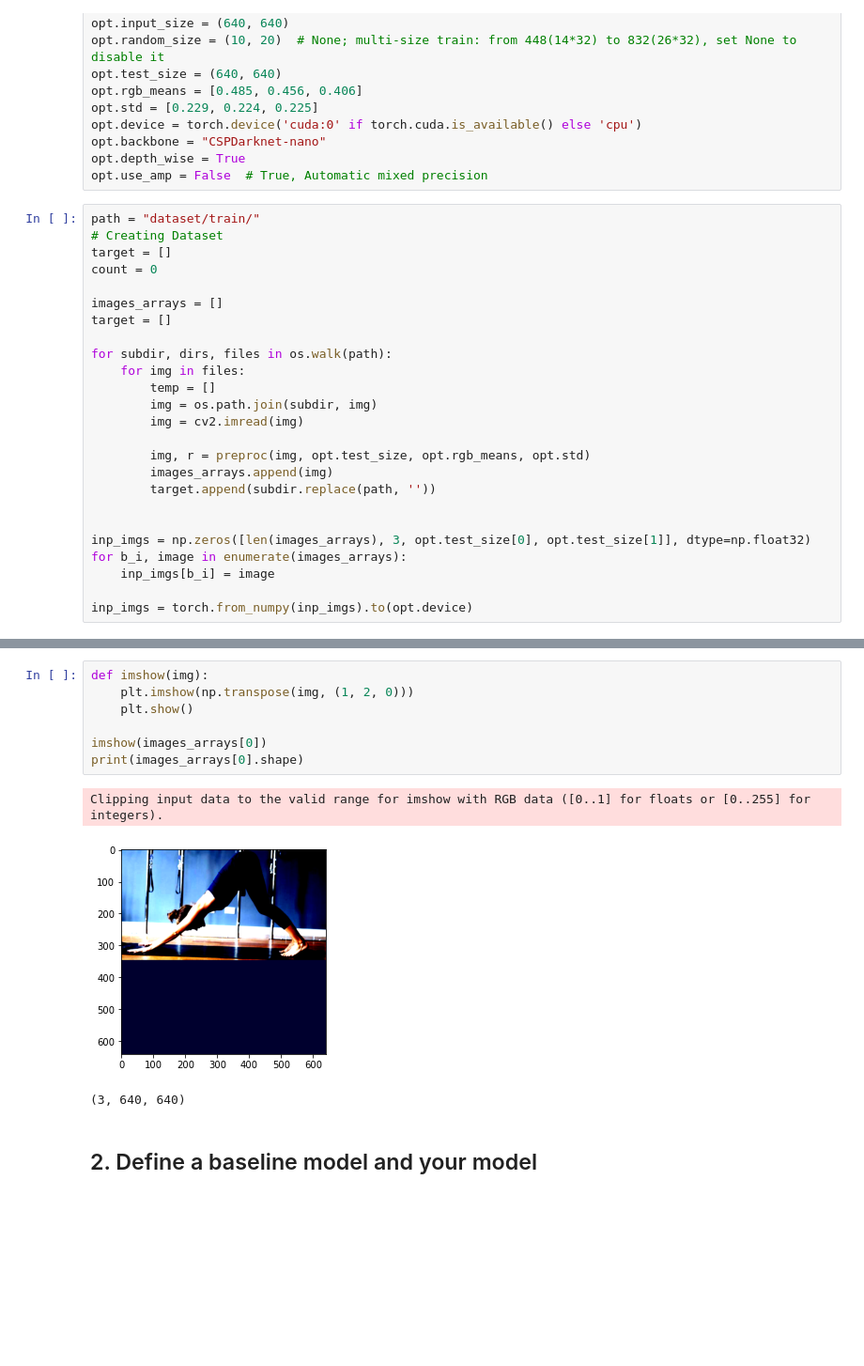
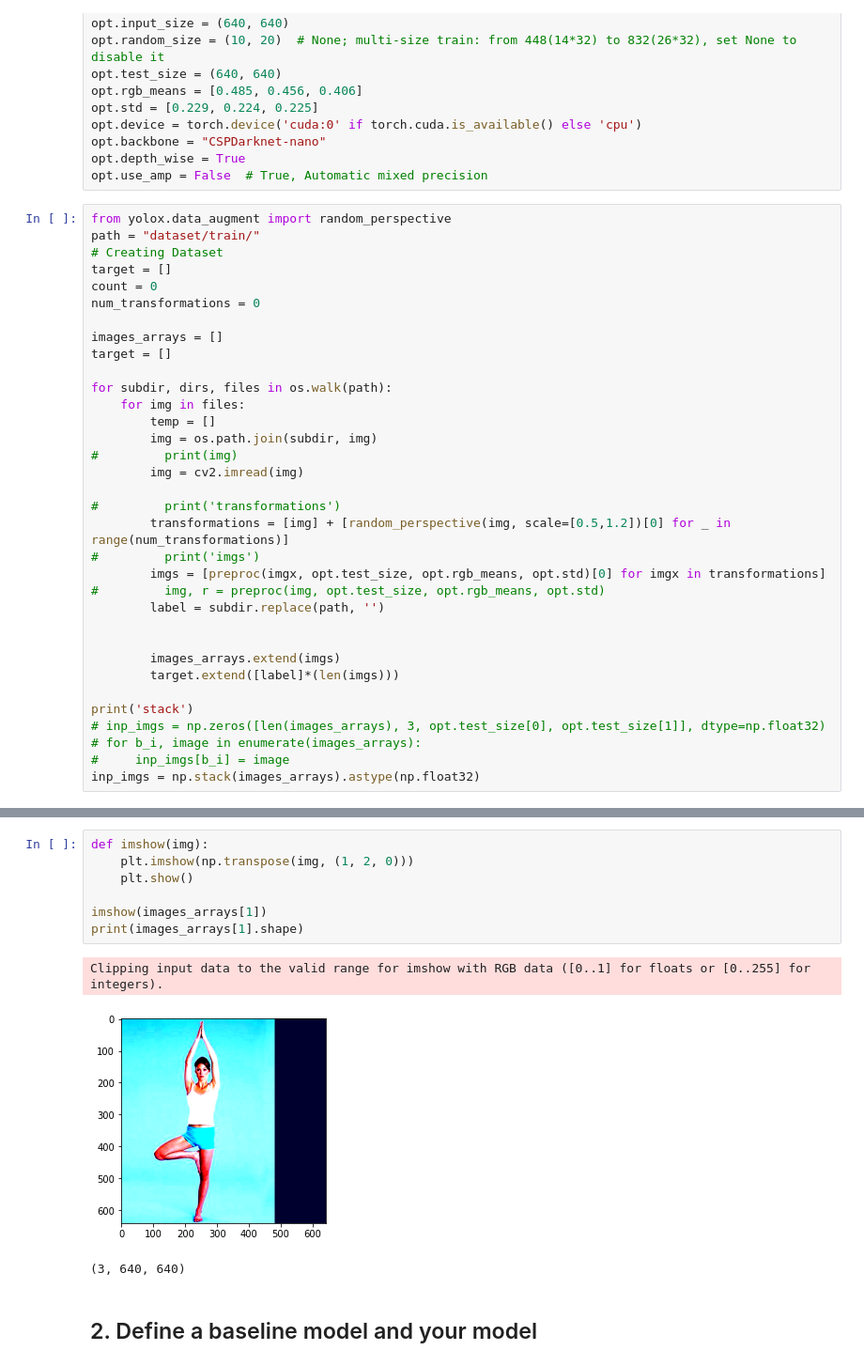
Before and after one commit to qthequartermasterman/YOLOX_Classification_Project, a Jupyter notebook: main.ipynb, the cells around one changed output, grey strips where cells are left out. Shown at 94% size. Saved outputs shown, nothing was run; the diff lists cells and outputs as text; blank space fills up the shorter version.

```diff
--- a/main.ipynb
+++ b/main.ipynb
@@ -152,10 +153,12 @@ opt.backbone = "CSPDarknet-nano"
 opt.depth_wise = True
 opt.use_amp = False  # True, Automatic mixed precision
 # %%
+from yolox.data_augment import random_perspective
 path = "dataset/train/"
 # Creating Dataset
 target = []
 count = 0
+num_transformations = 0
 
 images_arrays = []
 target = []
@@ -164,18 +167,25 @@ for subdir, dirs, files in os.walk(path):
     for img in files:
         temp = []
         img = os.path.join(subdir, img)
+#         print(img)
         img = cv2.imread(img)
 
-        img, r = preproc(img, opt.test_size, opt.rgb_means, opt.std)
-        images_arrays.append(img)
-        target.append(subdir.replace(path, ''))
+#         print('transformations')
+        transformations = [img] + [random_perspective(img, scale=[0.5,1.2])[0] for _ in range(num_transformations)]
+#         print('imgs')
+        imgs = [preproc(imgx, opt.test_size, opt.rgb_means, opt.std)[0] for imgx in transformations]
+#         img, r = preproc(img, opt.test_size, opt.rgb_means, opt.std)
+        label = subdir.replace(path, '')
 
 
-inp_imgs = np.zeros([len(images_arrays), 3, opt.test_size[0], opt.test_size[1]], dtype=np.float32)
-for b_i, image in enumerate(images_arrays):
-    inp_imgs[b_i] = image
+        images_arrays.extend(imgs)
+        target.extend([label]*(len(imgs)))
 
-inp_imgs = torch.from_numpy(inp_imgs).to(opt.device)
+print('stack')
+# inp_imgs = np.zeros([len(images_arrays), 3, opt.test_size[0], opt.test_size[1]], dtype=np.float32)
+# for b_i, image in enumerate(images_arrays):
+#     inp_imgs[b_i] = image
+inp_imgs = np.stack(images_arrays).astype(np.float32)
 # %% [output]
 Premature end of JPEG file
 Corrupt JPEG data: premature end of data segment
@@ -193,13 +208,13 @@ print(target)
 # %%
 def imshow(img):
     plt.imshow(np.transpose(img, (1, 2, 0)))
     plt.show()
 
-imshow(images_arrays[0])
-print(images_arrays[0].shape)
+imshow(images_arrays[1])
+print(images_arrays[1].shape)
 # %% [output]
 Clipping input data to the valid range for imshow with RGB data ([0..1] for floats or [0..255] for integers).
-[figure, old version]
+[figure, new version]
 (3, 640, 640)
 # %% [markdown]
 ## 2. Define a baseline model and your model
```
Also changed, not shown: parts of 14 cells of this notebook.
